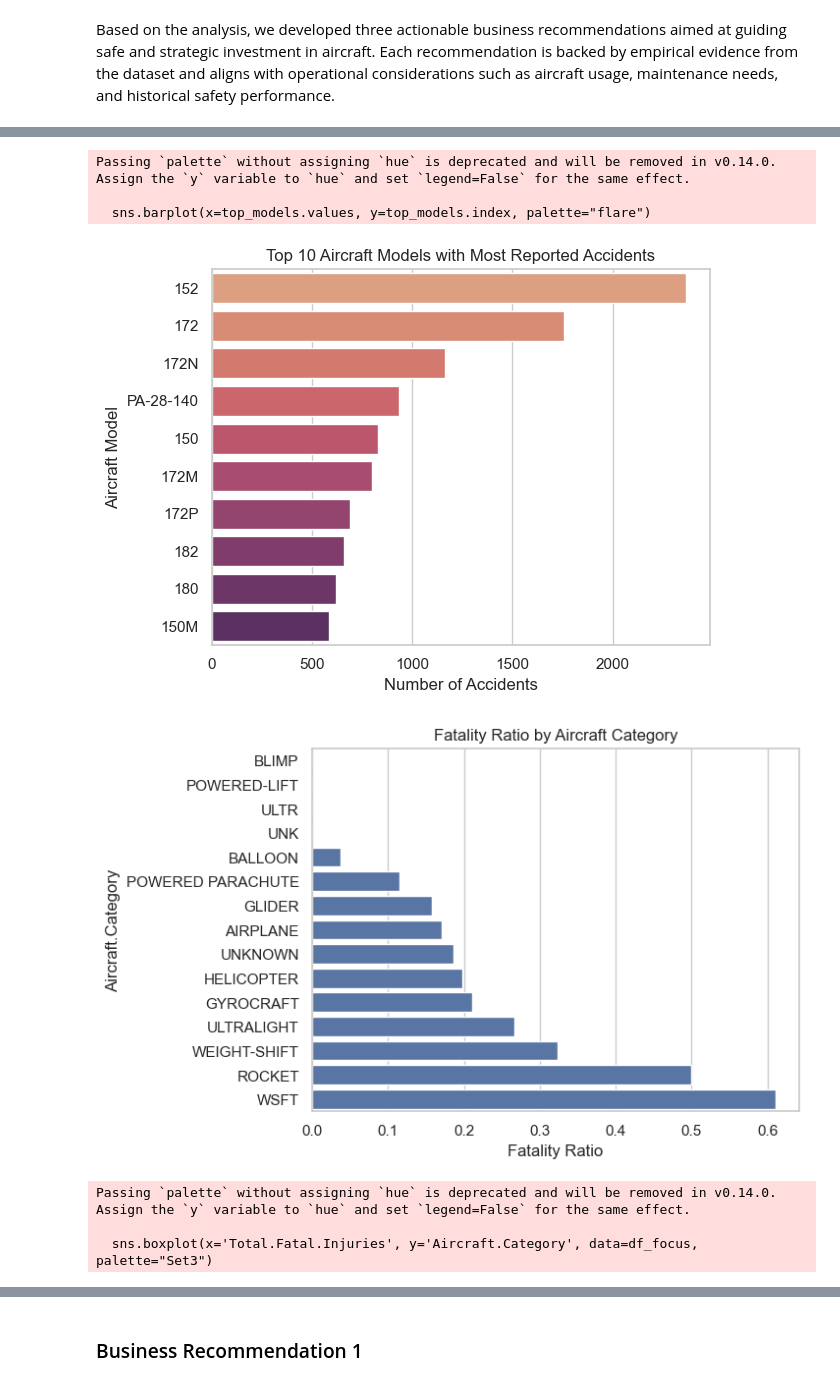
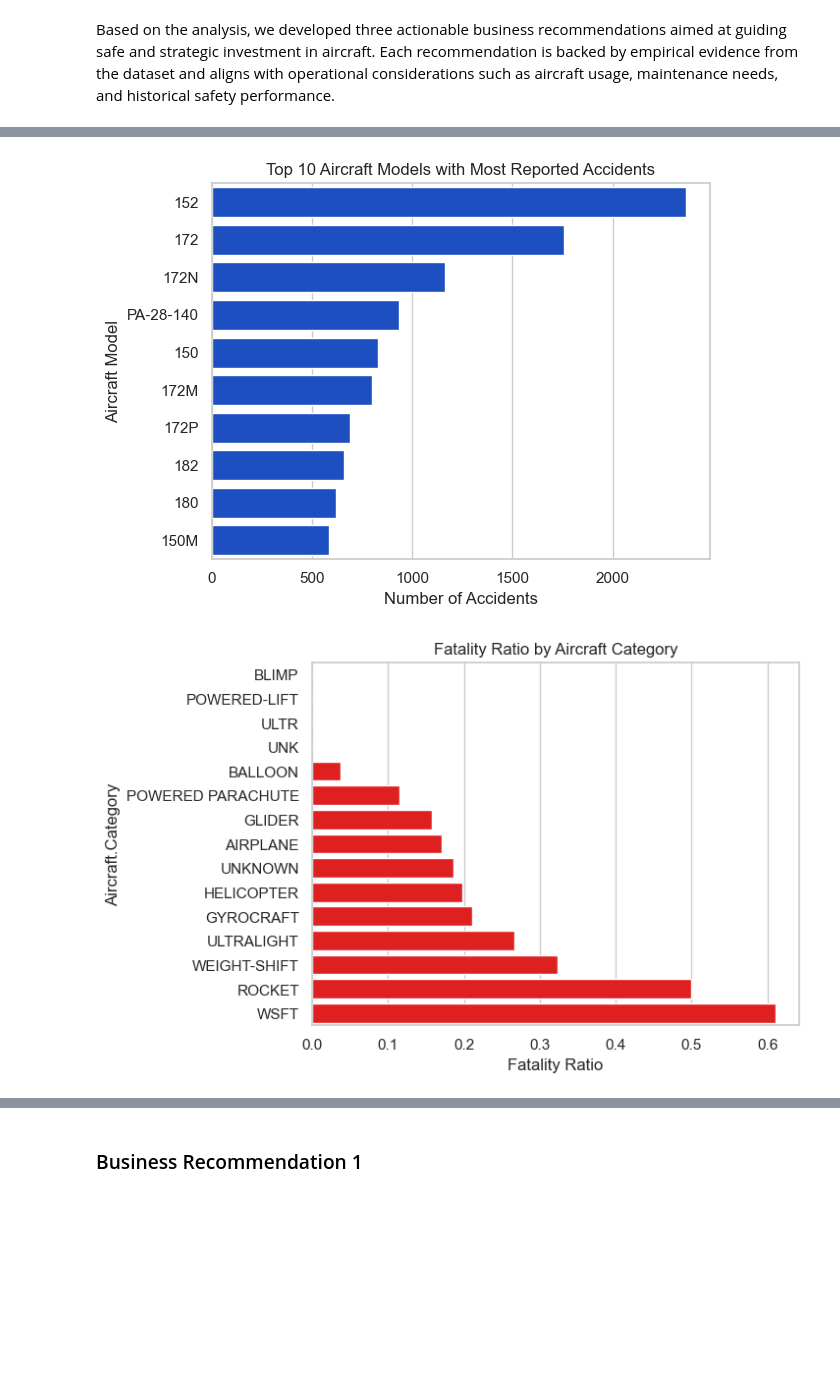
Before and after one commit to libertron/data_science_phase1_project, a Jupyter notebook: Main.ipynb, the cells around one changed output, grey strips where cells are left out. Cells and saved outputs as stored; diff of their text form; code cells hidden in the pictures; blank space fills up the shorter version.

Commit message:
update chart color for aesthetic

```diff
--- a/Main.ipynb
+++ b/Main.ipynb
@@ -393,7 +393,7 @@ top_safe['Make_Model'] = top_safe['Make'] + ' - ' + top_safe['Model']
 top_safe.set_index('Make_Model', inplace=True)
 
 # Plot the bar chart
-top_safe['Fatality_Ratio'].plot(kind='bar', figsize=(12, 6), color='seagreen')
+top_safe['Fatality_Ratio'].plot(kind='bar', figsize=(12, 6), color='#0344DC')
 
 # Add labels and formatting
 plt.title('Top 10 Safest Aircraft Models')
@@ -415,10 +415,10 @@ top_risky['Make_Model'] = top_risky['Make'] + ' - ' + top_risky['Model']
 top_risky.set_index('Make_Model', inplace=True)
 
 # Plot the bar chart
-top_risky['Fatality_Ratio'].plot(kind='bar', figsize=(12, 6), color='red')
+top_risky['Fatality_Ratio'].plot(kind='bar', figsize=(12, 6), color='#FF0000')
 
 # Add labels and formatting
-plt.title('Top 10 Safest Aircraft Models')
+plt.title('Top 10 riskiest Aircraft Models')
 plt.ylabel("Average Fatality Ratio")
 plt.xlabel("Aircraft Make–Model")
 plt.xticks(rotation=45, ha='right')
@@ -434,7 +434,7 @@ engine_risk_sorted = engine_risk.sort_values(ascending=True)
 engine_risk_sorted.plot(
     kind='bar',
     figsize=(10, 6),
-    color='tomato',
+    color='#0344DC',
     title='Fatality Ratio by Engine Type'
 )
 
@@ -452,7 +452,7 @@ purpose_risk_sorted = purpose_risk.sort_values( ascending=False)
 purpose_risk_sorted.plot(
     kind='bar',
     figsize=(10, 6),
-    color='slateblue',
+    color='#0344DC',
     title= "Fatality Ratio by Flight Purpose"
 )
 plt.ylabel('Fatality Ratio')
@@ -466,7 +466,7 @@ plt.show()
 # ------------------  Top 10 Aircraft Models with Most Accidents (by frequency) ----------------
 top_models = df_focus['Model'].value_counts().head(10)
 
-sns.barplot(x=top_models.values, y=top_models.index, palette="flare")
+sns.barplot(x=top_models.values, y=top_models.index, color="#0344DC")
 plt.title("Top 10 Aircraft Models with Most Reported Accidents")
 plt.xlabel("Number of Accidents")
 plt.ylabel("Aircraft Model")
@@ -474,13 +474,13 @@ plt.tight_layout()
 plt.show()
 
 # ----------------- Aircraft Risk by category -------------------
-sns.barplot(x=category_risk.values, y=category_risk.index)
+sns.barplot(x=category_risk.values, y=category_risk.index, color="#FF0000")
 plt.title("Fatality Ratio by Aircraft Category")
 plt.xlabel("Fatality Ratio")
 plt.show()
 
 # -------------------- Distribution of Fatal Injuries by Aircraft Category -----------------------
-sns.boxplot(x='Total.Fatal.Injuries', y='Aircraft.Category', data=df_focus, palette="Set3")
+sns.boxplot(x='Total.Fatal.Injuries', y='Aircraft.Category', data=df_focus, color = "#0344DC")
 plt.title("Distribution of Fatal Injuries per Aircraft Category")
 plt.xlabel("Fatal Injuries")
 plt.ylabel("Aircraft Category")
@@ -494,11 +494,5 @@ plt.show()
-Passing `palette` without assigning `hue` is deprecated and will be removed in v0.14.0. Assign the `y` variable to `hue` and set `legend=False` for the same effect.
-
-  sns.barplot(x=top_models.values, y=top_models.index, palette="flare")
-[figure, old version]
+[figure, new version]
-[figure, old version]
+[figure, new version]
-Passing `palette` without assigning `hue` is deprecated and will be removed in v0.14.0. Assign the `y` variable to `hue` and set `legend=False` for the same effect.
-
-  sns.boxplot(x='Total.Fatal.Injuries', y='Aircraft.Category', data=df_focus, palette="Set3")
 [figure]
 # %% [markdown]
 ### Business Recommendation 1
```
Also changed, not shown: parts of 2 cells of this notebook, 1 other file.
